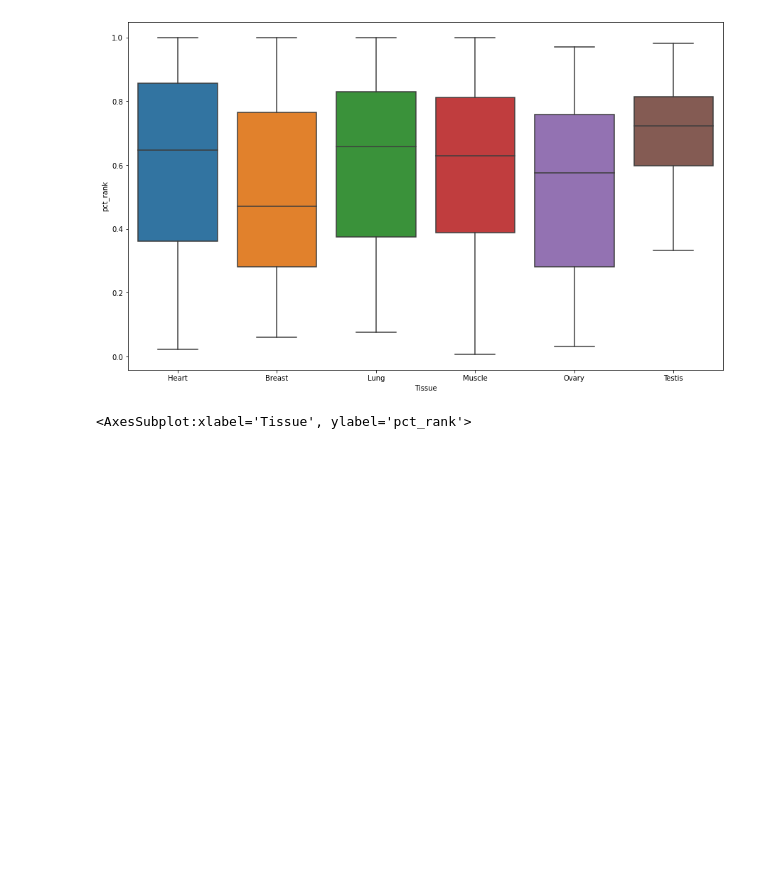
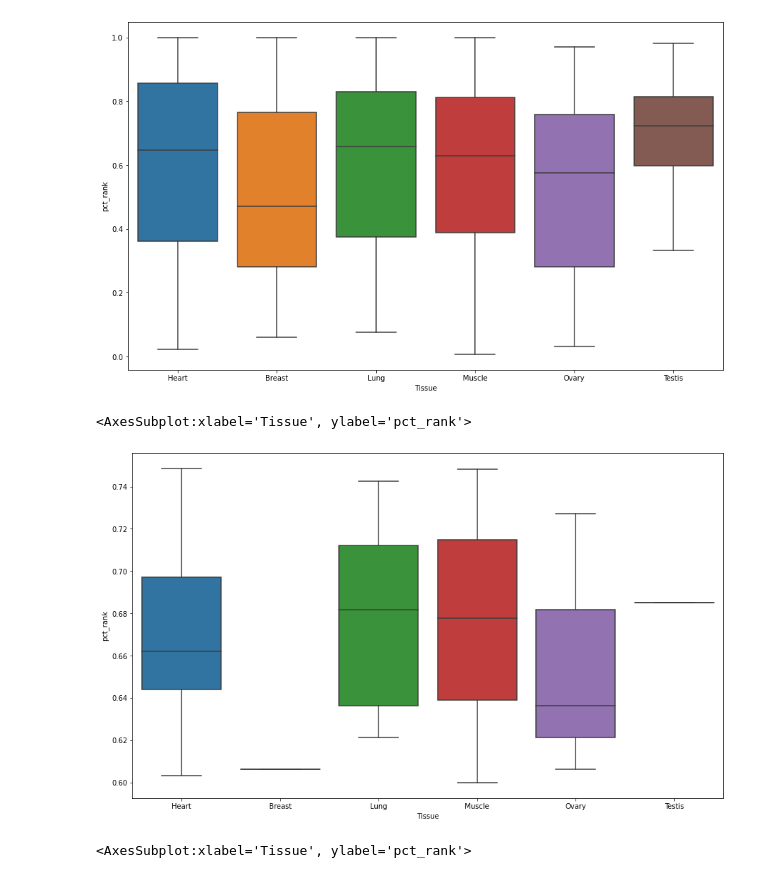
Before and after one commit to valtado1/compbio_sem_project, a Jupyter notebook: results/fig_3_mess_around.ipynb, the cells around one changed output. Cells and saved outputs as stored; diff of their text form; code cells hidden in the pictures; blank space fills up the shorter version.

Commit message:
(late) updates to what i've been working on! progress on both figures esp 3

```diff
--- a/results/fig_3_mess_around.ipynb
+++ b/results/fig_3_mess_around.ipynb
@@ -184,6 +187,15 @@ sns.boxplot( x=all_p_labels_df["Tissue"], y=all_p_labels_df["pct_rank"] )
 # %% [output]
 <AxesSubplot:xlabel='Tissue', ylabel='pct_rank'>
 [figure]
+# %%
+#i knowwww this is notttt the way to doooo it !
+select_values = all_p_labels_df['pct_rank'][(all_p_labels_df['pct_rank'] >= 0.6) & (all_p_labels_df['pct_rank'] <= 0.75)]
+# %%
+plt.figure(figsize=(15,9));
+sns.boxplot( x=all_p_labels_df["Tissue"], y=select_values)
+# %% [output]
+<AxesSubplot:xlabel='Tissue', ylabel='pct_rank'>
+[figure, added]
 # %%
 plt.figure(figsize=(3,5));
 sns.boxplot( x=breast_df["Tissue"], y=breast_df["pct_rank"] )
```
Also changed, not shown: parts of 18 cells of this notebook.
